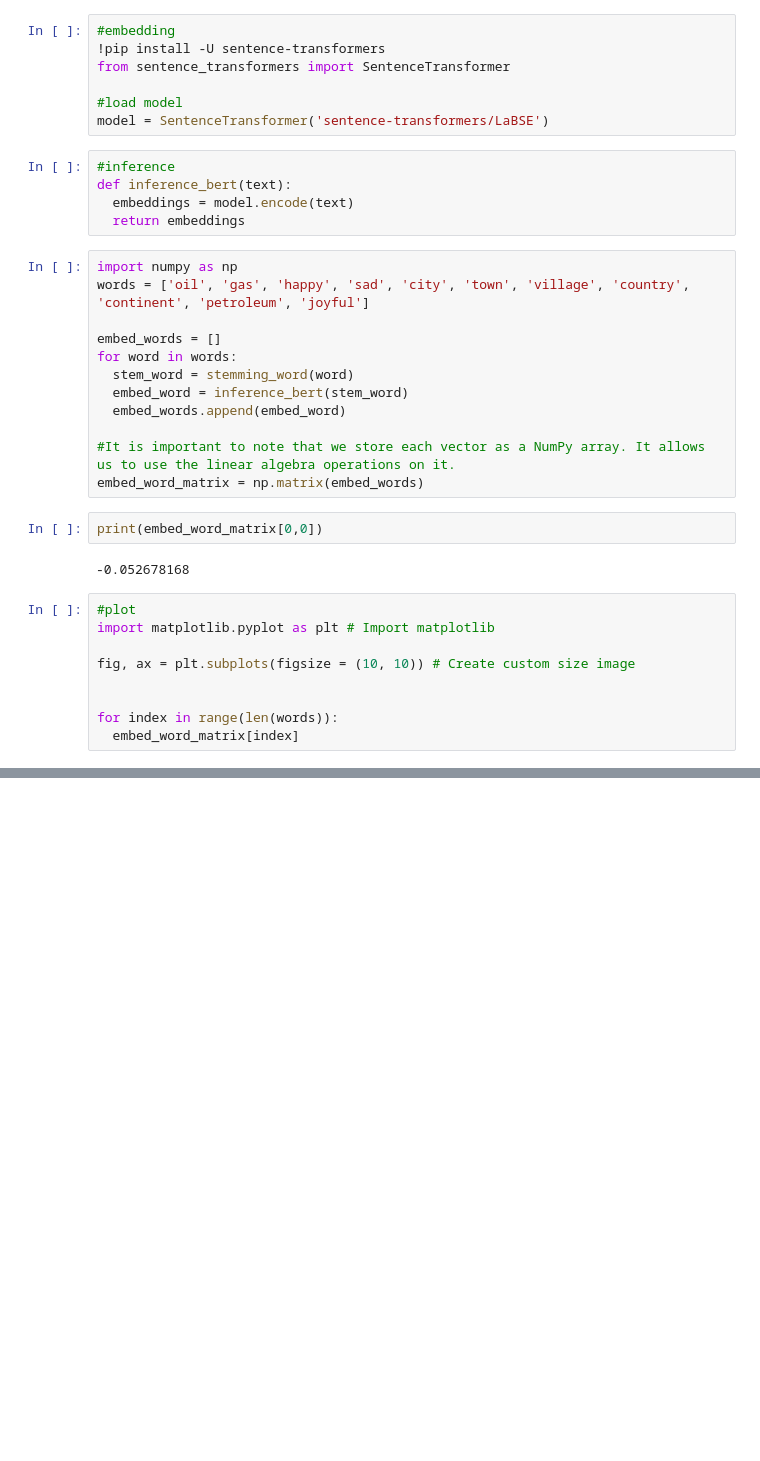
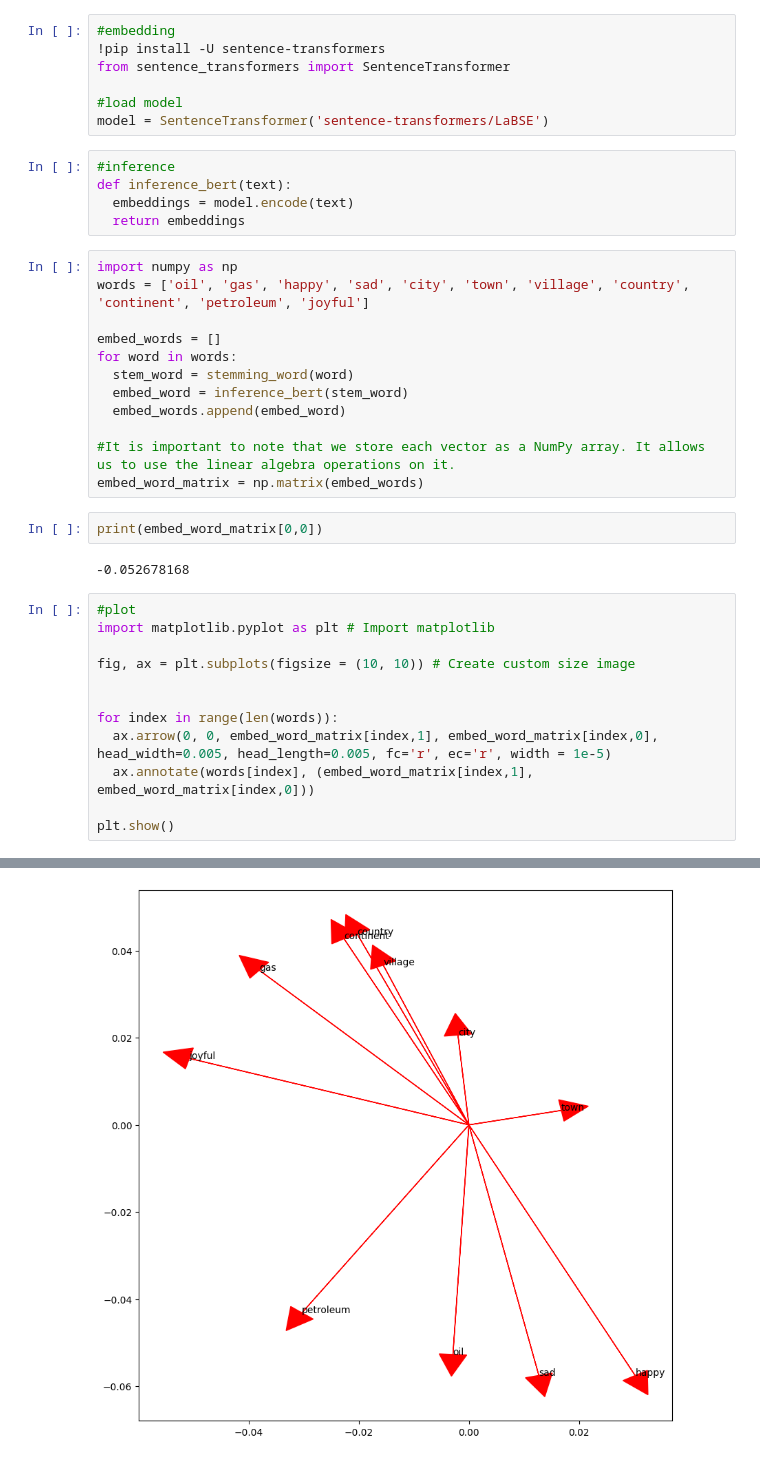
Before and after one commit to ElhamHosseini73/LearnNLP, a Jupyter notebook: NaturalLanguageProcessingSpecialization/ClassificationAndVectorSpaces/Week3 /Manipulating_word_embeddings.ipynb, the cells around one changed output, grey strips where cells are left out. Saved outputs shown, nothing was run; the diff lists cells and outputs as text; blank space fills up the shorter version.

Commit message:
start plot

```diff
--- a/NaturalLanguageProcessingSpecialization/ClassificationAndVectorSpaces/Week3 /Manipulating_word_embeddings.ipynb
+++ b/NaturalLanguageProcessingSpecialization/ClassificationAndVectorSpaces/Week3 /Manipulating_word_embeddings.ipynb
@@ -50,5 +50,8 @@ fig, ax = plt.subplots(figsize = (10, 10)) # Create custom size image
 
 
 for index in range(len(words)):
-  embed_word_matrix[index]
+  ax.arrow(0, 0, embed_word_matrix[index,1], embed_word_matrix[index,0], head_width=0.005, head_length=0.005, fc='r', ec='r', width = 1e-5)
+  ax.annotate(words[index], (embed_word_matrix[index,1], embed_word_matrix[index,0]))
+
+plt.show()
 # %% [output]
@@ -55,0 +58 @@ SyntaxError: invalid syntax (<ipython-input-43-43c2c2e0b0a1>, line 6)
+[figure, added]
```
Also changed, not shown: parts of 1 cell of this notebook.
